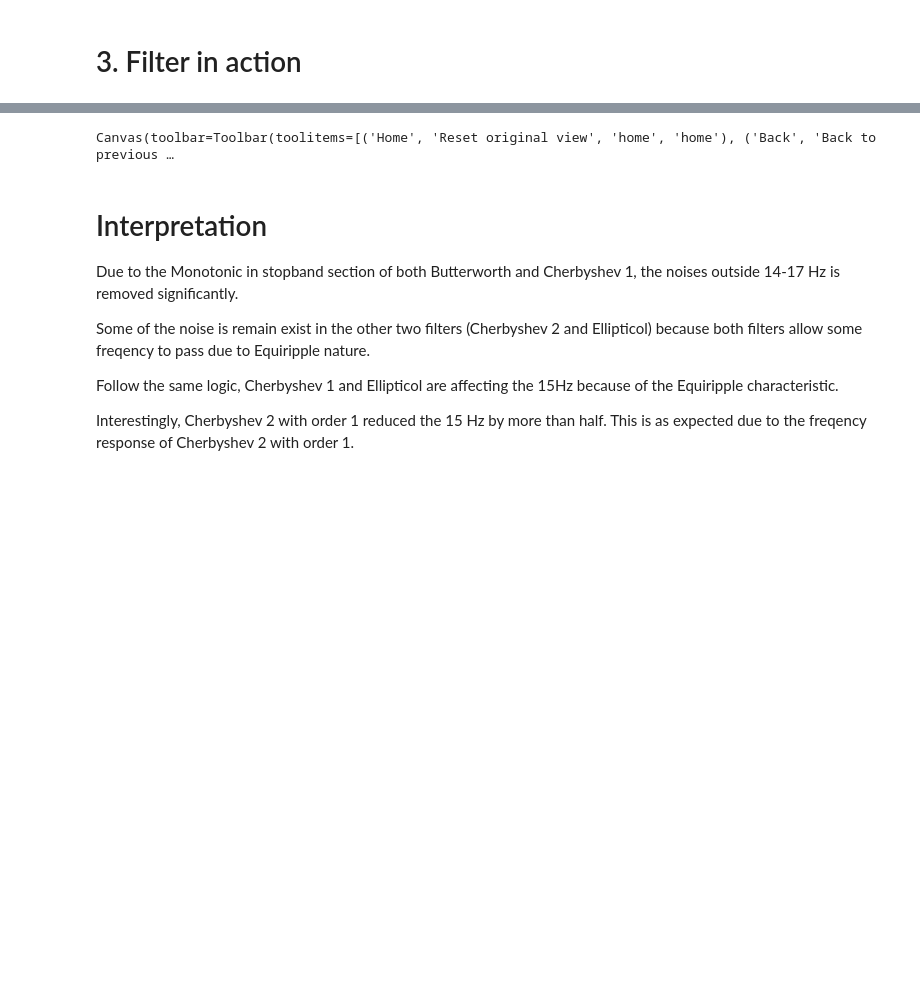
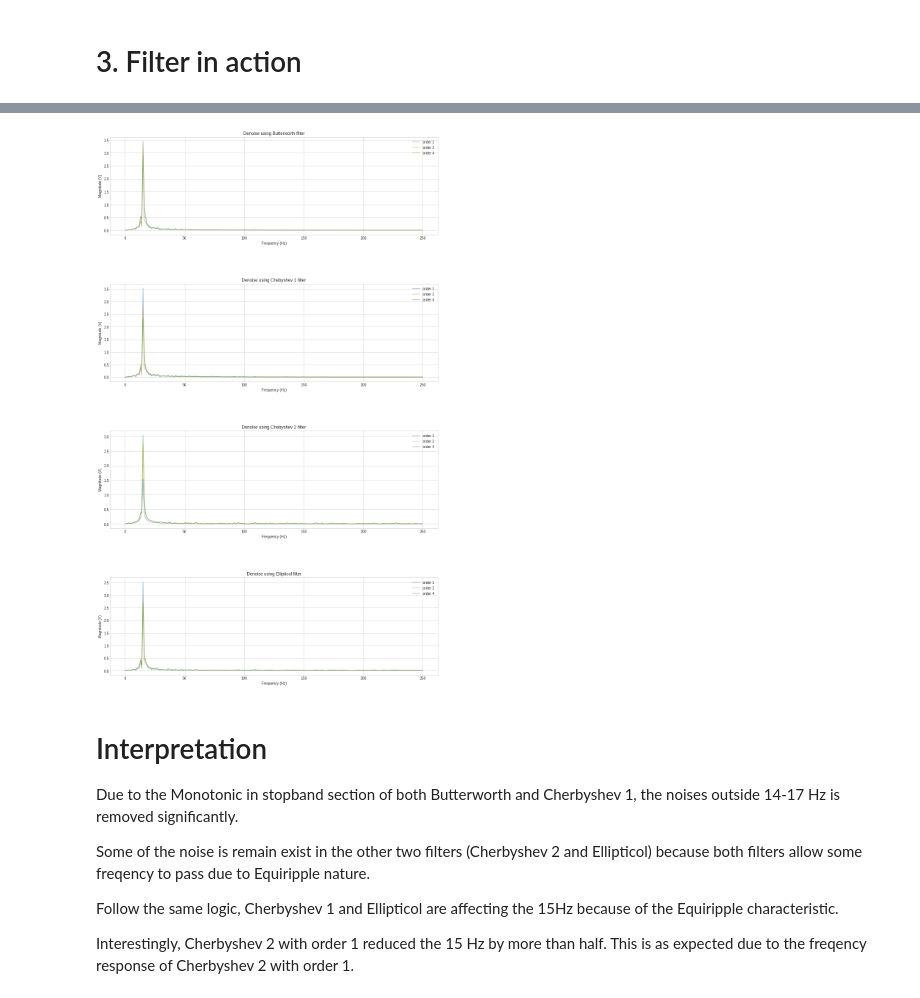
Before and after one commit to akraradets/2020AugSignalProcessing, a Jupyter notebook: lab/lab-4/lab4.ipynb, the cells around one changed output, grey strips where cells are left out. Saved outputs shown, nothing was run; the diff lists cells and outputs as text; code cells hidden in the pictures; blank space fills up the shorter version.

```diff
--- a/lab/lab-4/lab4.ipynb
+++ b/lab/lab-4/lab4.ipynb
@@ -5,12 +5,13 @@ import numpy as np
 import matplotlib.pyplot as plt
 import scipy.signal as signal
 import scipy.fft as fft
-%matplotlib widget
+# %matplotlib widget
+%matplotlib inline
 plt.style.use('seaborn-whitegrid')
 fs=500
 
 def createSubplot(row,col=1):
-    fig,ax = plt.subplots(row,col)#,figsize=(10,10))
+    fig,ax = plt.subplots(row,col,figsize=(16,9))
     fig.tight_layout(pad=3.0)
     return fig,ax
 
@@ -158,21 +159,21 @@ Canvas(toolbar=Toolbar(toolitems=[('Home', 'Reset original view', 'home', 'home'
 # %%
 filtered = []
-fig = plt.figure()
+fig = plt.figure(figsize=(16,27))
 fig.subplots_adjust(hspace=0.5)
 for filter in filters:
     ax = fig.add_subplot(4,1,filter+1)
     ax.set_title(f"Denoise using {filter_name[filter]} filter")
     ax.set_xlabel('Frequency (Hz)')
     ax.set_ylabel('Magnitude (V)')
     for i, order in enumerate(orders[:-2]):
         b,a = getFilter(filter=filter,order=order,lowcut=13,highcut=17,fs=500)
         tmp = signal.lfilter(b,a,noise_s)
         m_s, f_s = calFFT(tmp,fs)
         h = np.argmax(m_s)
         ax.plot(f_s,m_s,alpha=0.5,label=f"order {order}")
     ax.legend()
 # %% [output]
-Canvas(toolbar=Toolbar(toolitems=[('Home', 'Reset original view', 'home', 'home'), ('Back', 'Back to previous …
+[figure, added]
 # %% [markdown]
 # Interpretation
 Due to the Monotonic in stopband section of both Butterworth and Cherbyshev 1, the noises outside 14-17 Hz is removed significantly.
```
Also changed, not shown: parts of 2 cells of this notebook, 1 other file.
